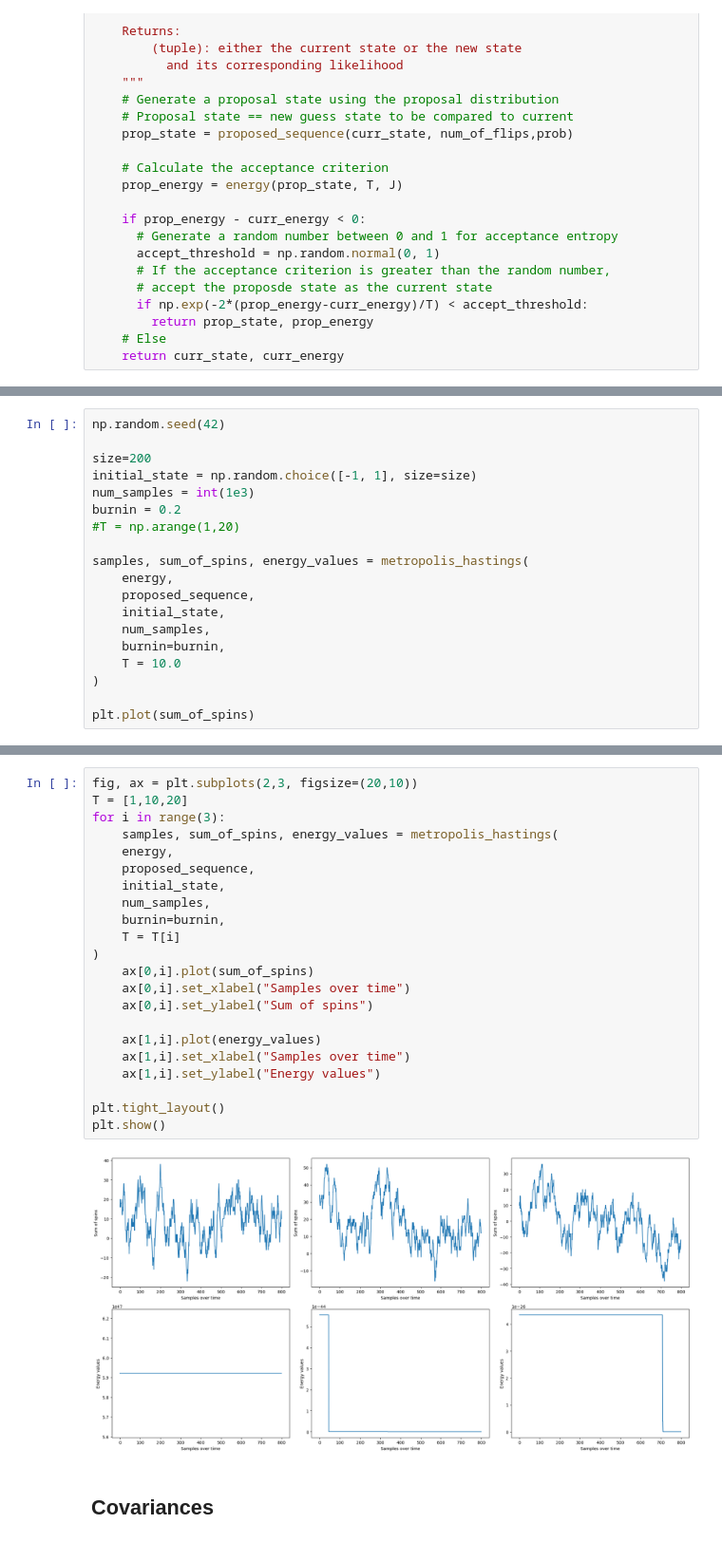
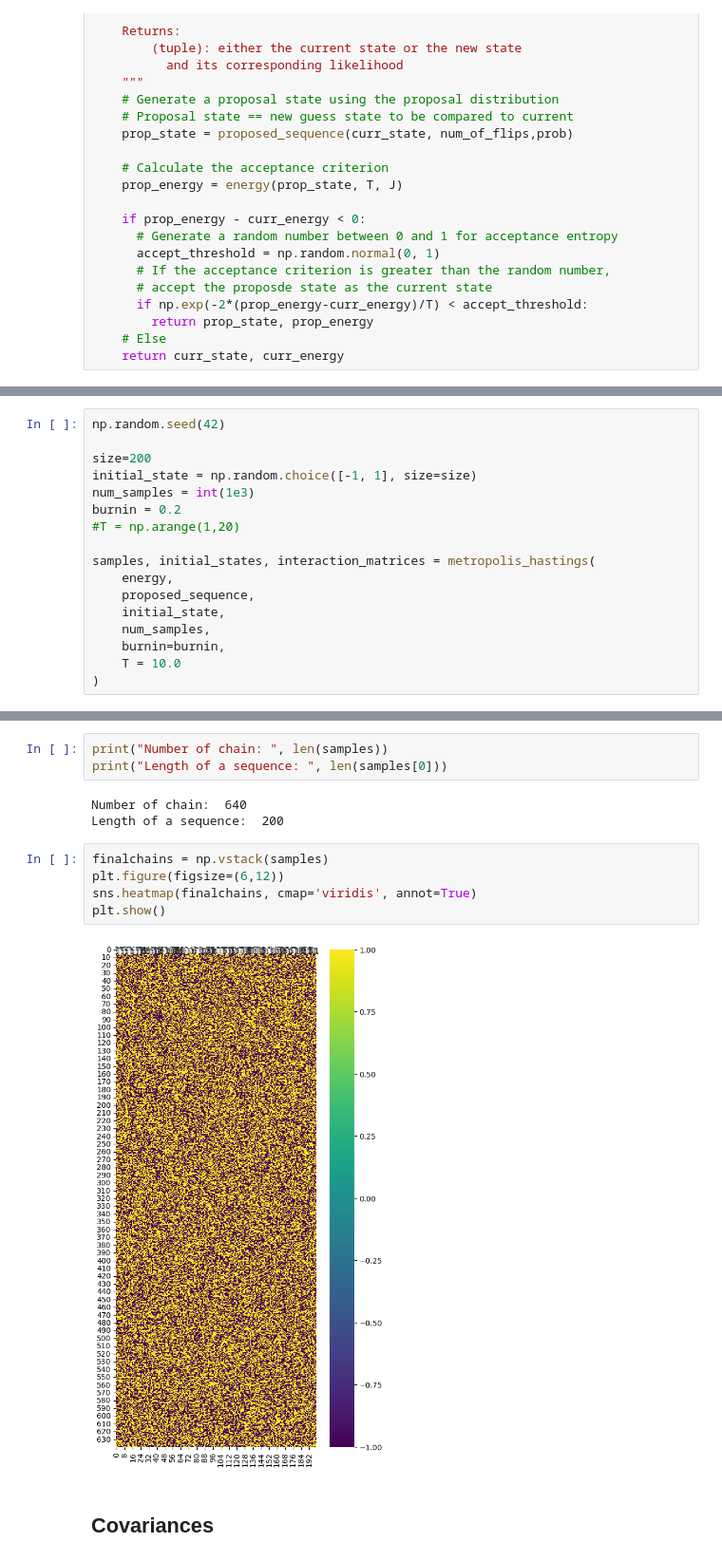
Before and after one commit to marindigen/semester-project-II, a Jupyter notebook: metropolis_hastings.ipynb, the cells around one changed output, grey strips where cells are left out. Shown at 95% size. Drawn from its saved outputs; the diff is of its cells as text.

```diff
--- a/metropolis_hastings.ipynb
+++ b/metropolis_hastings.ipynb
@@ -143,7 +154,7 @@ num_samples = int(1e3)
 burnin = 0.2
 #T = np.arange(1,20)
 
-samples, sum_of_spins, energy_values = metropolis_hastings(
+samples, initial_states, interaction_matrices = metropolis_hastings(
     energy,
     proposed_sequence,
     initial_state,
@@ -151,6 +162,4 @@ samples, sum_of_spins, energy_values = metropolis_hastings(
     burnin=burnin,
     T = 10.0
 )
-
-plt.plot(sum_of_spins)
 # %% [output]
@@ -159,27 +167,16 @@ plt.plot(sum_of_spins)
-# %%
-fig, ax = plt.subplots(2,3, figsize=(20,10))
-T = [1,10,20]
-for i in range(3):
-    samples, sum_of_spins, energy_values = metropolis_hastings(
-    energy,
-    proposed_sequence,
-    initial_state,
-    num_samples,
-    burnin=burnin,
-    T = T[i]
-)
-    ax[0,i].plot(sum_of_spins)
-    ax[0,i].set_xlabel("Samples over time")
-    ax[0,i].set_ylabel("Sum of spins")
-
-    ax[1,i].plot(energy_values)
-    ax[1,i].set_xlabel("Samples over time")
-    ax[1,i].set_ylabel("Energy values")
-
-plt.tight_layout()
-plt.show()
-# %% [output]
-[figure, removed]
+# %%
+print("Number of chain: ", len(samples))
+print("Length of a sequence: ", len(samples[0]))
+# %% [output]
+Number of chain:  640
+Length of a sequence:  200
+# %%
+finalchains = np.vstack(samples)
+plt.figure(figsize=(6,12))
+sns.heatmap(finalchains, cmap='viridis', annot=True)
+plt.show()
+# %% [output]
+[figure, added]
 # %% [markdown]
 ## Covariances
 # %%
```
Also changed, not shown: parts of 4 cells of this notebook.
